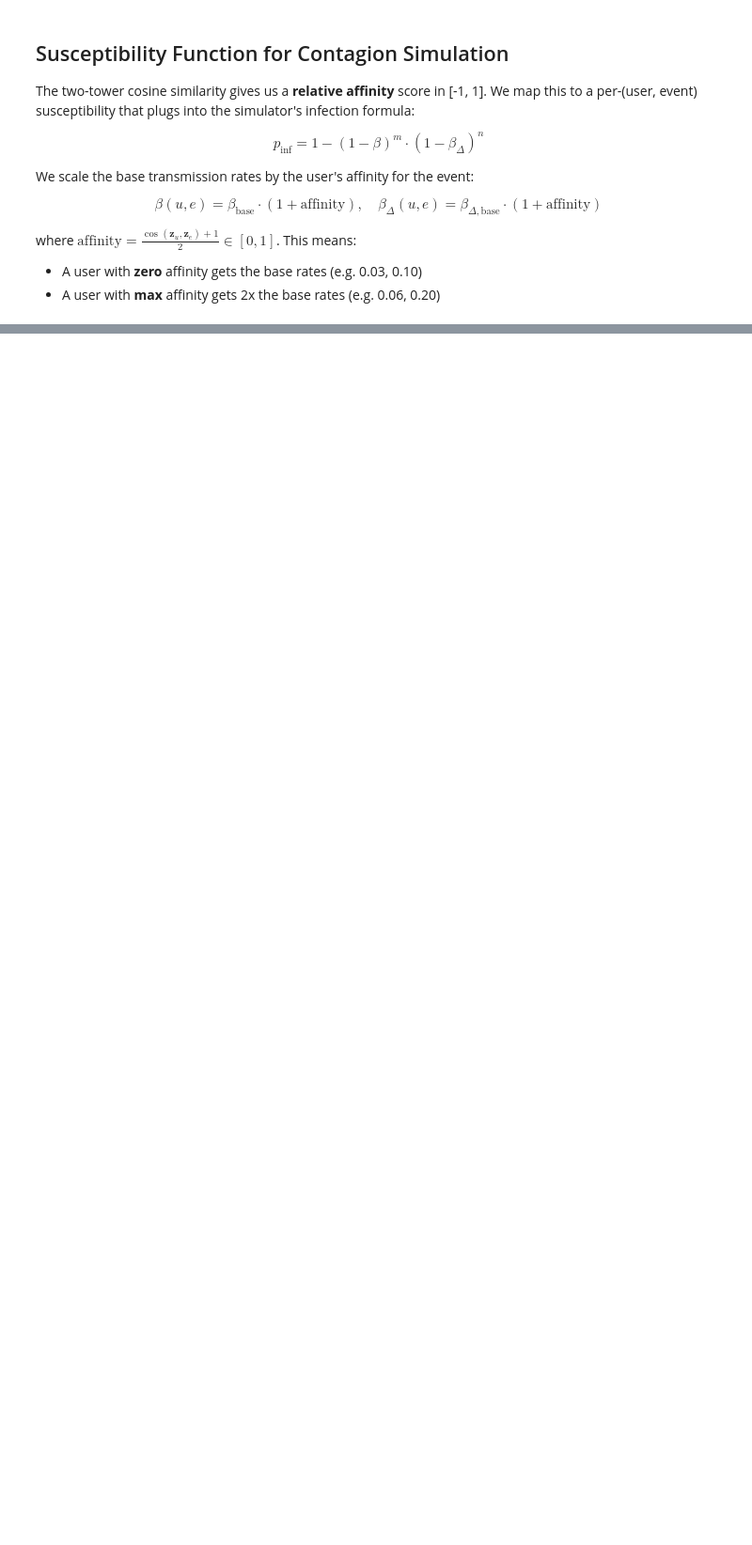
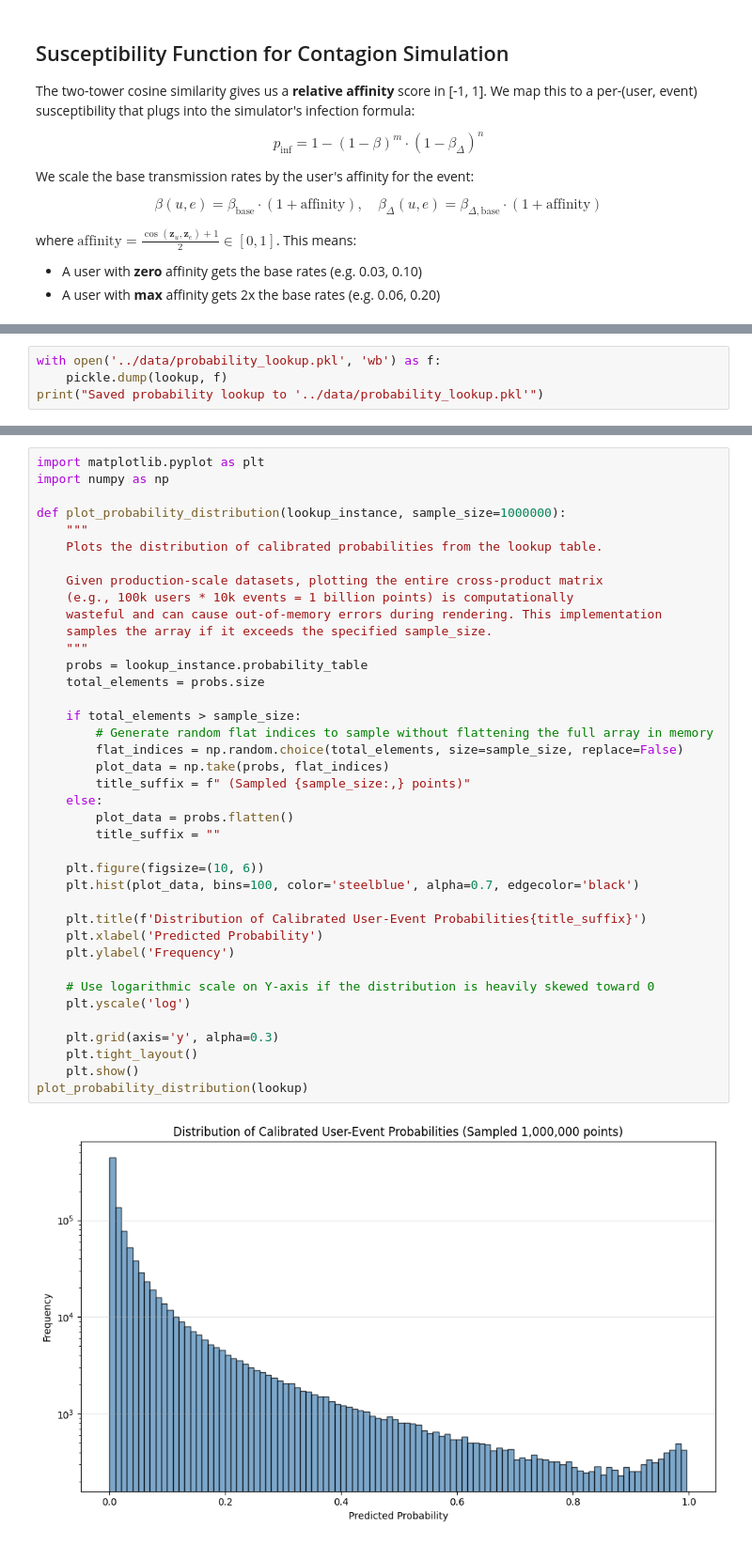
Before and after one commit to ThomasBlalock/contagion-seeding-in-meetup, a Jupyter notebook: notebooks/models/two_tower.ipynb, the cells around one changed output, grey strips where cells are left out. Shown at 94% size. Drawn from its saved outputs; the diff is of its cells as text; blank space fills up the shorter version.

Commit message:
fixed the lookuptable

```diff
--- a/notebooks/models/two_tower.ipynb
+++ b/notebooks/models/two_tower.ipynb
@@ -920,0 +944,4 @@ Matrix size (266,378,679) exceeds max plot samples. Subsampling...
+# %%
+with open('../data/probability_lookup.pkl', 'wb') as f:
+    pickle.dump(lookup, f)
+print("Saved probability lookup to '../data/probability_lookup.pkl'")
@@ -920,0 +950,41 @@ Matrix size (266,378,679) exceeds max plot samples. Subsampling...
+# %%
+import matplotlib.pyplot as plt
+import numpy as np
+
+def plot_probability_distribution(lookup_instance, sample_size=1000000):
+    """
+    Plots the distribution of calibrated probabilities from the lookup table.
+
+    Given production-scale datasets, plotting the entire cross-product matrix
+    (e.g., 100k users * 10k events = 1 billion points) is computationally
+    wasteful and can cause out-of-memory errors during rendering. This implementation
+    samples the array if it exceeds the specified sample_size.
+    """
+    probs = lookup_instance.probability_table
+    total_elements = probs.size
+
+    if total_elements > sample_size:
+        # Generate random flat indices to sample without flattening the full array in memory
+        flat_indices = np.random.choice(total_elements, size=sample_size, replace=False)
+        plot_data = np.take(probs, flat_indices)
+        title_suffix = f" (Sampled {sample_size:,} points)"
+    else:
+        plot_data = probs.flatten()
+        title_suffix = ""
+
+    plt.figure(figsize=(10, 6))
+    plt.hist(plot_data, bins=100, color='steelblue', alpha=0.7, edgecolor='black')
+
+    plt.title(f'Distribution of Calibrated User-Event Probabilities{title_suffix}')
+    plt.xlabel('Predicted Probability')
+    plt.ylabel('Frequency')
+
+    # Use logarithmic scale on Y-axis if the distribution is heavily skewed toward 0
+    plt.yscale('log')
+
+    plt.grid(axis='y', alpha=0.3)
+    plt.tight_layout()
+    plt.show()
+plot_probability_distribution(lookup)
+# %% [output]
+[figure, added]
```
Also changed, not shown: parts of 12 cells of this notebook, 1 other file.
